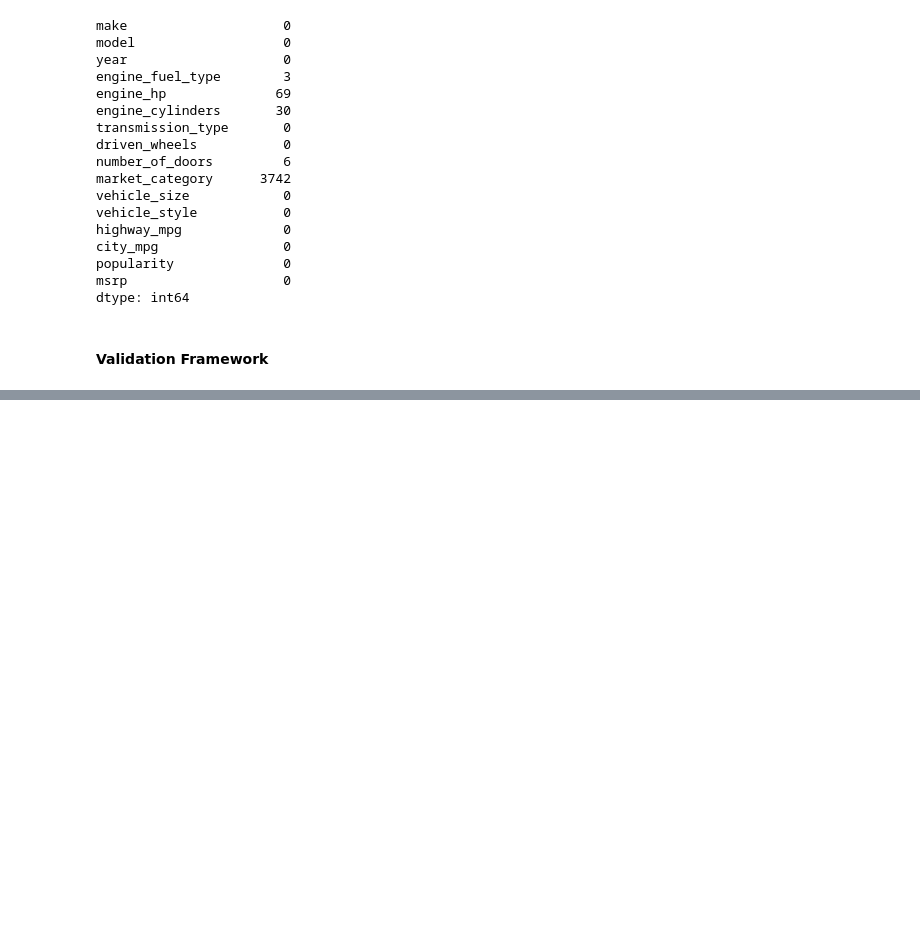
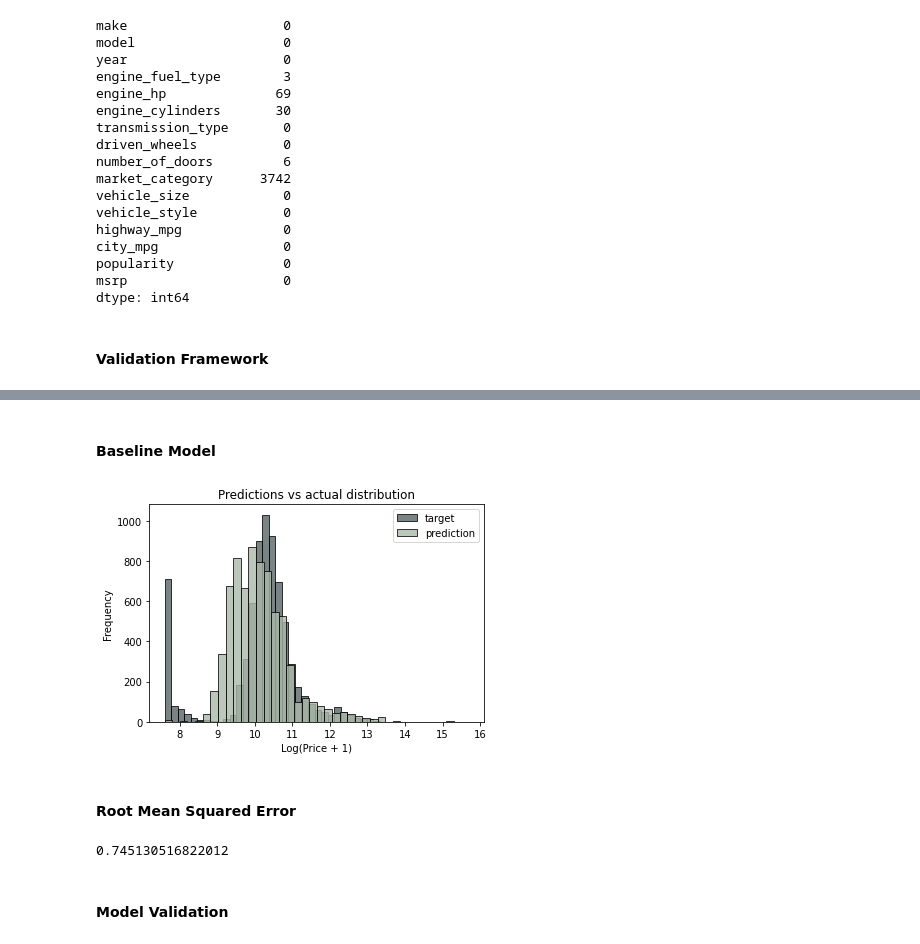
Before and after one commit to Kwadwo-900/ml-zoomcamp, a Jupyter notebook: week-2/car_price_prediction.ipynb, the cells around one changed output, grey strips where cells are left out. Saved outputs shown, nothing was run; the diff lists cells and outputs as text; code cells hidden in the pictures; blank space fills up the shorter version.

```diff
--- a/week-2/car_price_prediction.ipynb
+++ b/week-2/car_price_prediction.ipynb
@@ -127,0 +185,46 @@ dtype: int64
+# %%
+# python funtion to calculate for linear regression
+def train_linear_regression(X, y):
+    ones = np.ones(X.shape[0])
+    X = np.column_stack([ones, X])
+
+    XTX = X.T.dot(X)
+    XTX_inv = np.linalg.inv(XTX)
+    w = XTX_inv.dot(X.T).dot(y)
+
+    return w[0], w[1:]
+# %% [markdown]
+#### Baseline Model
+# %%
+# features to use for prediction of prices
+base = ['engine_hp', 'engine_cylinders', 'highway_mpg', 'city_mpg', 'popularity']
+# %%
+# function to find the nupy array of our dataset
+def prepare_X(df):
+    df_num = df[base]
+    df_num = df_num.fillna(0)
+    X = df_num.values
+    return X
+# %%
+# find the linear regression of the training set
+X_train = prepare_X(df_train)
+w_0, w = train_linear_regression(X_train, y_train)
+y_pred = w_0 + X_train.dot(w)
+# %%
+# histogram to visualize the predictions and the actual values
+plt.figure(figsize=(6, 4))
+
+sns.histplot(y_train, label='target', color='#223232', alpha=0.6, bins=40)
+sns.histplot(y_pred, label='prediction', color='#abbaaa', alpha=0.8, bins=40)
+
+plt.legend()
+
+plt.ylabel('Frequency')
+plt.xlabel('Log(Price + 1)')
+plt.title('Predictions vs actual distribution')
+
+plt.show()
+# %% [output]
+[figure, added]
+# %% [markdown]
+#### Root Mean Squared Error
@@ -127,0 +238,6 @@ dtype: int64
+# %%
+rmse(y_train,y_pred)
+# %% [output]
+0.745130516822012
+# %% [markdown]
+#### Model Validation
```
Also changed, not shown: parts of 19 cells of this notebook, 3 other files.
